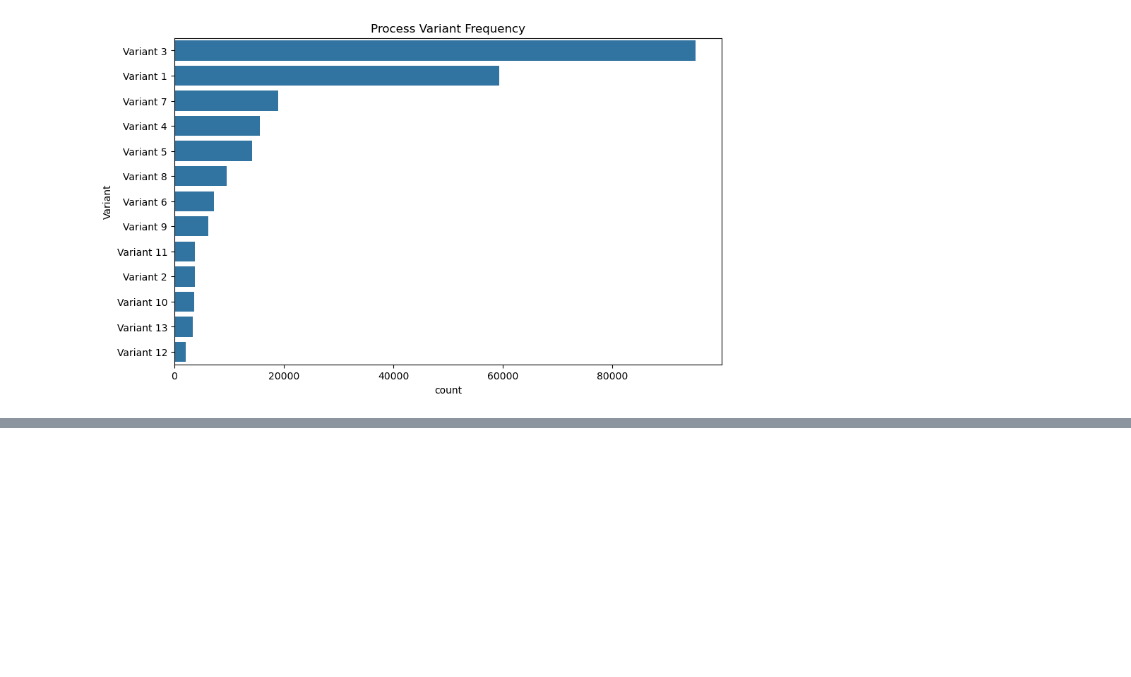
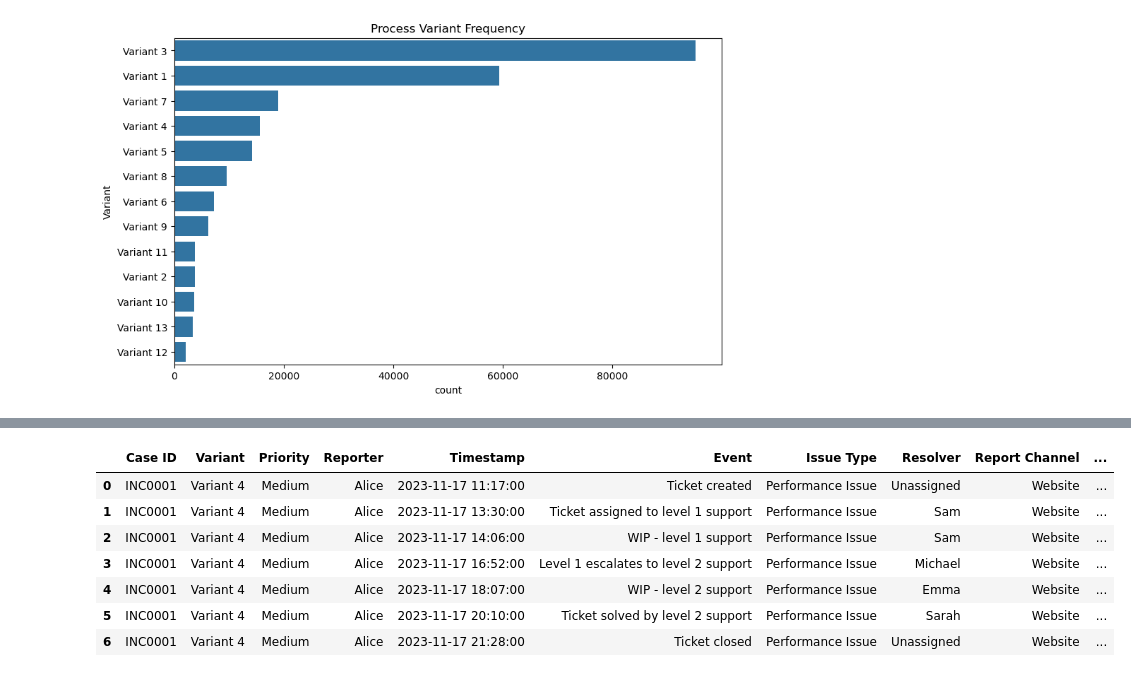
Before and after one commit to creyes25/ML-AI-Capstone-Project, a Jupyter notebook: Capstone_Jupyter.ipynb, the cells around one changed output, grey strips where cells are left out. Cells and saved outputs as stored; diff of their text form; code cells hidden in the pictures; blank space fills up the shorter version.

Commit message:
clean data

```diff
--- a/Capstone_Jupyter.ipynb
+++ b/Capstone_Jupyter.ipynb
@@ -178,0 +189,9 @@ plt.show()
+# %%
+# sort data by Case ID and Timestamp
+cleaned_data = cleaned_data.sort_values(['Case ID', 'Timestamp'])
+# %%
+# validate and clean missing values
+cleaned_data['Resolver'] = cleaned_data['Resolver'].fillna('Unassigned')
+
+# count null values after cleaning
+print(cleaned_data.isnull().sum().sort_values())
@@ -178,0 +211,8 @@ plt.show()
+# %%
+# strip whitespace from categorical columns
+categorical_cols = ['Priority','Variant','Issue Type','Event','Report Channel','Reporter','Resolver']
+for col in categorical_cols:
+    cleaned_data[col] = cleaned_data[col].astype(str).str.strip()
+# %%
+# 5. Remove duplicates
+cleaned_data = cleaned_data.drop_duplicates()
@@ -178,0 +240,11 @@ plt.show()
+# %%
+cleaned_data.head(7)
+# %% [output]
+|  | Case ID | Variant | Priority | Reporter | Timestamp | Event | Issue Type | Resolver | Report Channel | ... |
+| 0 | INC0001 | Variant 4 | Medium | Alice | 2023-11-17 11:17:00 | Ticket created | Performance Issue | Unassigned | Website | ... |
+| 1 | INC0001 | Variant 4 | Medium | Alice | 2023-11-17 13:30:00 | Ticket assigned to level 1 support | Performance Issue | Sam | Website | ... |
+| 2 | INC0001 | Variant 4 | Medium | Alice | 2023-11-17 14:06:00 | WIP - level 1 support | Performance Issue | Sam | Website | ... |
+| 3 | INC0001 | Variant 4 | Medium | Alice | 2023-11-17 16:52:00 | Level 1 escalates to level 2 support | Performance Issue | Michael | Website | ... |
+| 4 | INC0001 | Variant 4 | Medium | Alice | 2023-11-17 18:07:00 | WIP - level 2 support | Performance Issue | Emma | Website | ... |
+| 5 | INC0001 | Variant 4 | Medium | Alice | 2023-11-17 20:10:00 | Ticket solved by level 2 support | Performance Issue | Sarah | Website | ... |
+| 6 | INC0001 | Variant 4 | Medium | Alice | 2023-11-17 21:28:00 | Ticket closed | Performance Issue | Unassigned | Website | ... |
```
Also changed, not shown: parts of 6 cells of this notebook.
